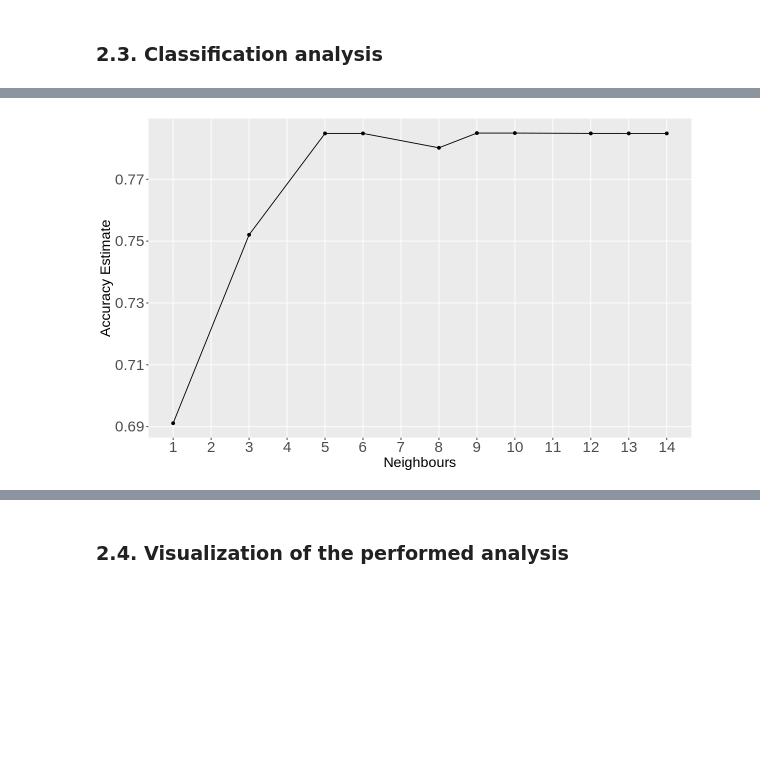
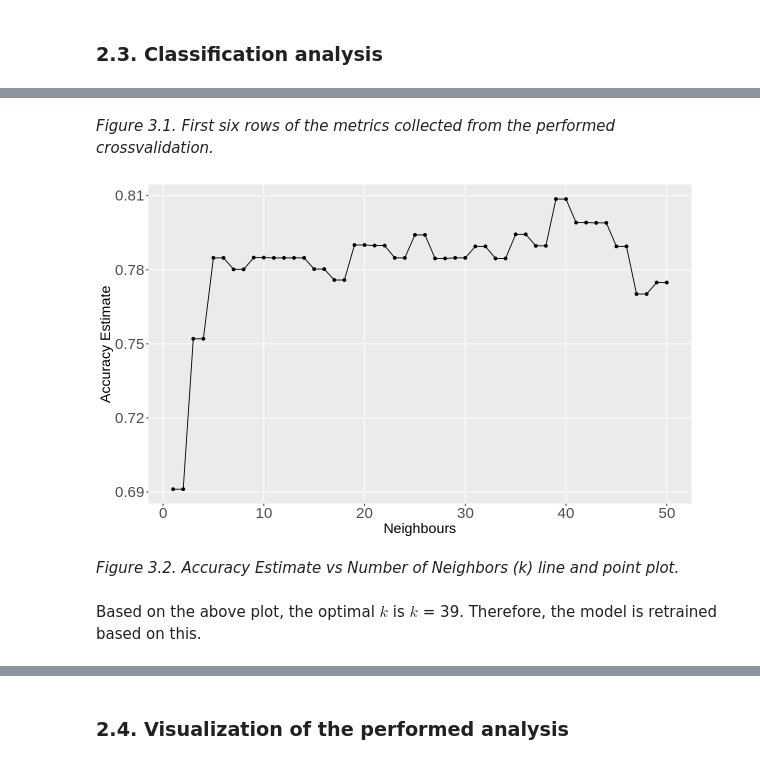
Before and after one commit to laurent-mt/dsci100project, a Jupyter notebook: actualproject.ipynb, the cells around one changed output, grey strips where cells are left out. Drawn from its saved outputs; the diff is of its cells as text; code cells hidden in the pictures; blank space fills up the shorter version.

```diff
--- a/actualproject.ipynb
+++ b/actualproject.ipynb
@@ -344,2 +344,8 @@ age_heart
+# %%
+heart_training <- heart_train %>%
+select(-fastingbs)
+
+heart_testing <- heart_test %>%
+select(-fastingbs)
 # %% [markdown]
 ### 2.3. Classification analysis
@@ -345,0 +378,14 @@ age_heart
+# %%
+#Creating the workflow, setting it to test the k values specified in k_vals.
+#After, collecting the metrics and filtering for the accuracy.
+set.seed(11)
+k_vals <- tibble(neighbors = seq(from = 1, to = 50, by = 1))
+heart_results <- workflow()                                                 %>%
+                 add_recipe(heart_recipe)                                   %>%
+                 add_model(knn_spec)                                        %>%
+                 tune_grid(resamples = heart_vfold, grid = k_vals)          %>%
+                 collect_metrics()
+
+accuracy      <- heart_results                                              %>%
+                 filter(.metric == "accuracy")
+head(accuracy)
@@ -346,38 +402,21 @@ age_heart
+# %% [markdown]
+*Figure 3.1. First six rows of the metrics collected from the performed crossvalidation.*
 # %%
-#Recipe, model, fit.
-set.seed(11)
-options(repr.plot.width = 10, repr.plot.height = 6)
-
-heart_recipe  <- recipe(diagnosis ~ ., data = heart_train)                  %>%
-                 step_scale(all_predictors())                               %>%
-                 step_center(all_predictors())
-
-heart_vfold   <- vfold_cv(heart_train, v = 5, strata = diagnosis)
-
-knn_spec      <- nearest_neighbor(weight_func = "rectangular",
-                                  neighbors   = tune())                     %>%
-                 set_engine("kknn")                                         %>%
-                 set_mode("classification")
-
-heart_results <- workflow()                                                 %>%
-                 add_recipe(heart_recipe)                                   %>%
-                 add_model(knn_spec)                                        %>%
-                 tune_grid(resamples = heart_vfold, grid = 10)              %>%
-                 collect_metrics()
-
-accuracy      <- heart_results                                              %>%
-                 filter(.metric == "accuracy")
-
+#Creating a plot of neighbors vs accuracy to determine optimal k.
 accuracy_plot <- ggplot(accuracy, aes(x = neighbors, y = mean))             +
                   geom_point()                                              +
                   geom_line()                                               +
-                  labs(x = "Neighbours", y = "Accuracy Estimate")           +
-                  scale_x_continuous(breaks = seq(1, 14))                   +
+                  labs(x = "Neighbours (k)", y = "Accuracy Estimate")           +
                   theme(text        = element_text(size = 17),
                         axis.text.x = element_text(size = 18),
                         axis.text.y = element_text(size = 18),
                         panel.grid.minor = element_blank())
 
+options(repr.plot.width = 10, repr.plot.height = 6)
 accuracy_plot
 # %% [output]
-[figure, old version]
+[figure, new version]
+# %% [markdown]
+*Figure 3.2. Accuracy Estimate vs Number of Neighbors (k) line and point plot.*
+# %% [markdown]
+Based on the above plot, the optimal $k$ is $k$ = 39. Therefore, the model is retrained based on this.
```
Also changed, not shown: parts of 38 cells of this notebook.
